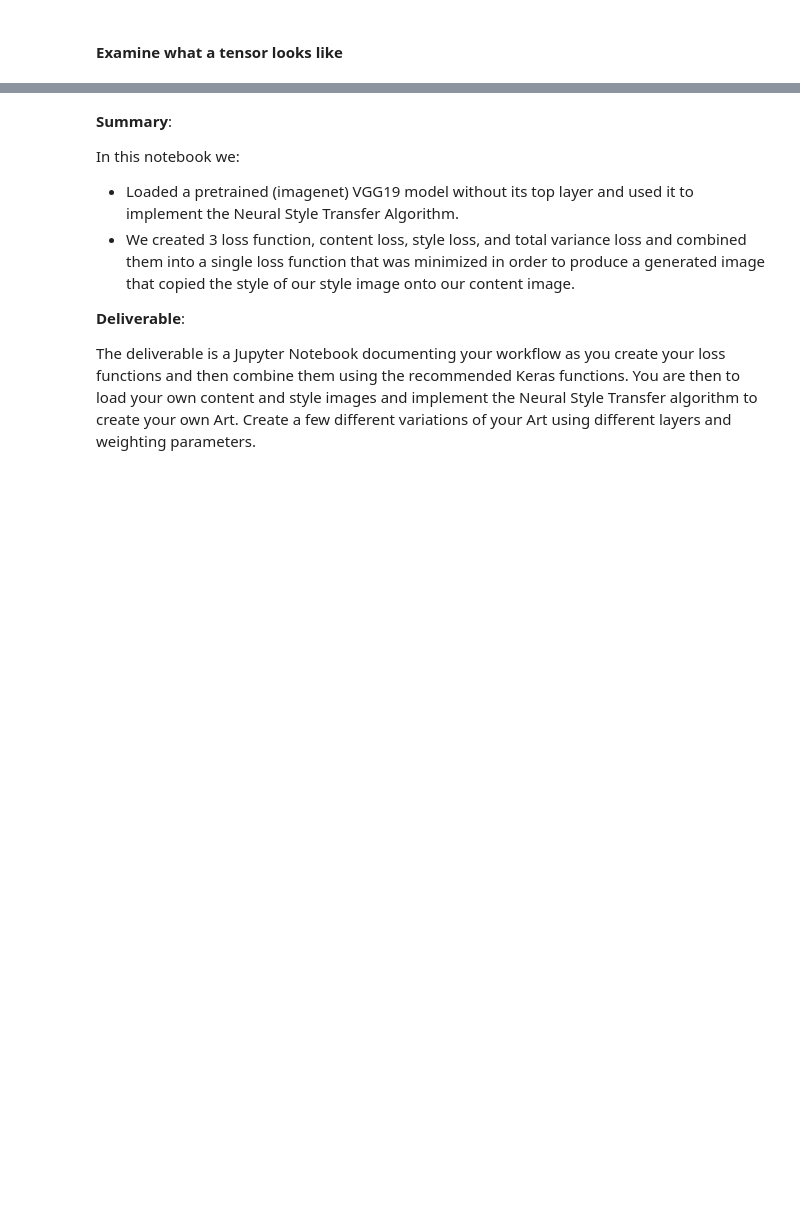
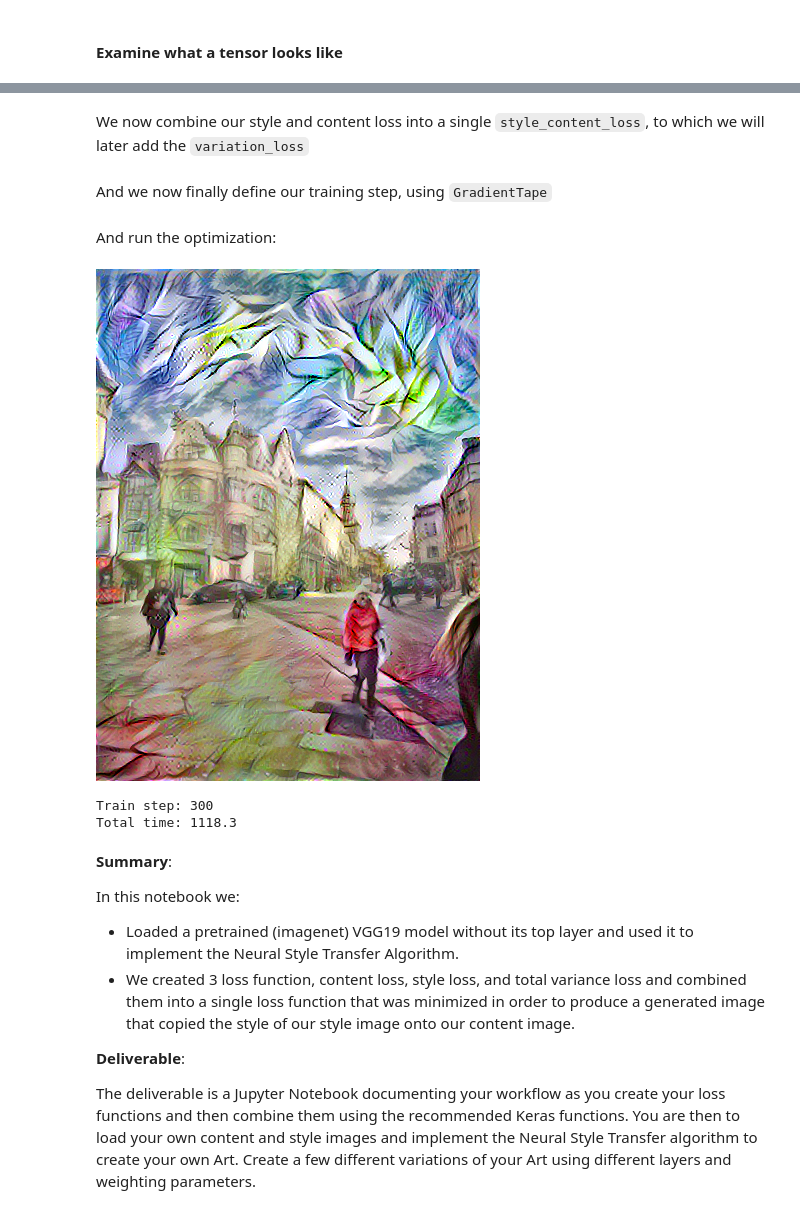
Before and after one commit to Stocastico/Manning_Ratan_DL_Projects, a Jupyter notebook: Using_Neural_Networks/Solution_Milestone_4.ipynb, the cells around one changed output, grey strips where cells are left out. Drawn from its saved outputs; the diff is of its cells as text; code cells hidden in the pictures; blank space fills up the shorter version.

```diff
--- a/Using_Neural_Networks/Solution_Milestone_4.ipynb
+++ b/Using_Neural_Networks/Solution_Milestone_4.ipynb
@@ -403,0 +223,5 @@ Output Generation Completed after 99 Iterations
+# %%
+extractor = StyleContentModel(style_layers, content_layers)
+
+style_targets = extractor(style_reference_image)['style']
+content_targets = extractor(base_image)['content']
@@ -403,0 +243,2 @@ Output Generation Completed after 99 Iterations
+# %% [markdown]
+We now combine our style and content loss into a single `style_content_loss`, to which we will later add the `variation_loss`
@@ -404,3 +258,52 @@ Output Generation Completed after 99 Iterations
+# %% [markdown]
+And we now finally define our training step, using `GradientTape`
+# %%
+total_variation_weight=30
+
+@tf.function()
+def train_step(image):
+  with tf.GradientTape() as tape:
+    outputs = extractor(image)
+    loss = style_content_loss(outputs)
+    loss += total_variation_weight*tf.image.total_variation(image) # to avoid high frequency artifacts
+
+  grad = tape.gradient(loss, image)
+  opt.apply_gradients([(grad, image)])
+  image.assign(clip(image))
+# %% [markdown]
+And run the optimization:
+# %%
+def tensor_to_image(tensor):
+  tensor = tensor*255
+  tensor = np.array(tensor, dtype=np.uint8)
+  if np.ndim(tensor)>3:
+    assert tensor.shape[0] == 1
+    tensor = tensor[0]
+  return PIL.Image.fromarray(tensor)
+
+
+import time
+start = time.time()
+
+epochs = 3
+steps_per_epoch = 100
+
+step = 0
+for n in range(epochs):
+  for m in range(steps_per_epoch):
+    step += 1
+    train_step(image)
+    print(".", end='', flush=True)
+  display.clear_output(wait=True)
+  display.display(tensor_to_image(image))
+  print("Train step: {}".format(step))
+
+end = time.time()
+print("Total time: {:.1f}".format(end-start))
+# %% [output]
+[figure, added]
+Train step: 300
+Total time: 1118.3
 # %% [markdown]
 __Summary__:
 
```
Also changed, not shown: parts of 55 cells of this notebook, 1 other file.
